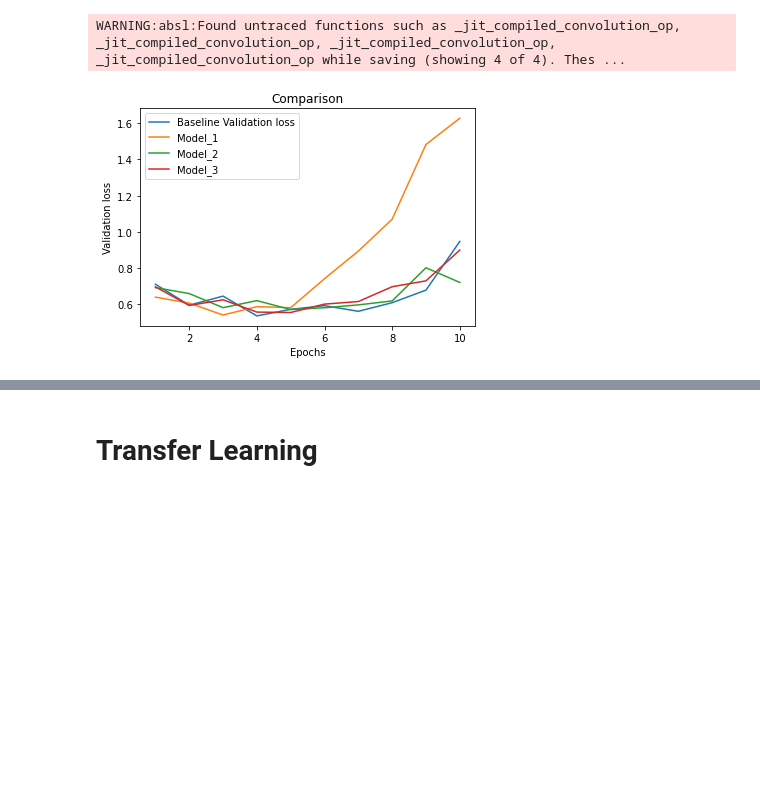
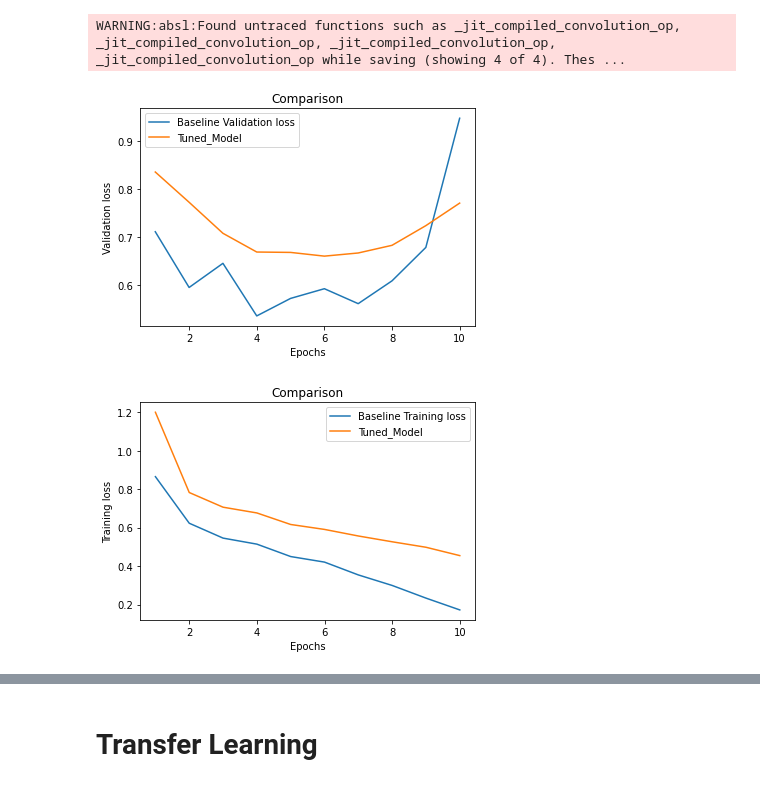
Before and after one commit to AleFax99/DeepLearning_GroupProject, a Jupyter notebook: DL_Assignment_baseline_2__IN_USE.ipynb, the cells around one changed output, grey strips where cells are left out. Drawn from its saved outputs; the diff is of its cells as text; code cells hidden in the pictures; blank space fills up the shorter version.

```diff
--- a/DL_Assignment_baseline_2__IN_USE.ipynb
+++ b/DL_Assignment_baseline_2__IN_USE.ipynb
@@ -1044,13 +1056,13 @@ from keras.models import load_model
 history_baseline_model=np.load('./talos_models/baseline_model.npy',allow_pickle='TRUE').item() #load teh hist dict
 
 # t_model_1 = load_model("./talos_models/t_model_1") #load the model
-history_t_model_1 =np.load('./talos_models/t_model_1.npy',allow_pickle='TRUE').item() #load teh hist dict
+history_tuned_model =np.load('./talos_models/final_tuned_model.npy',allow_pickle='TRUE').item() #load teh hist dict
 
-# t_model_2 = load_model("./talos_models/t_model_2") #load the model
-history_t_model_2 =np.load('./talos_models/t_model_2.npy',allow_pickle='TRUE').item() #load teh hist dict
+# # t_model_2 = load_model("./talos_models/t_model_2") #load the model
+# history_t_model_2 =np.load('./talos_models/t_model_2.npy',allow_pickle='TRUE').item() #load teh hist dict
 
-# t_model_3 = load_model("./talos_models/t_model_3") #load the model
-history_t_model_3 =np.load('./talos_models/t_model_3.npy',allow_pickle='TRUE').item() #load teh hist dict
+# # t_model_3 = load_model("./talos_models/t_model_3") #load the model
+# history_t_model_3 =np.load('./talos_models/t_model_3.npy',allow_pickle='TRUE').item() #load teh hist dict
 # %%
 import matplotlib.pyplot as plt
 
@@ -1072,16 +1084,28 @@ def plot_history(data_list, label_list, title, ylabel):
     plt.show()
 # %%
 baseline_val_loss = history_baseline_model['val_loss']
-tuned_model_val_loss = history_t_model_1['val_loss']
-tuned_1_model_val_loss = history_t_model_2['val_loss']
-tuned_2_model_val_loss = history_t_model_3['val_loss']
+tuned_model_val_loss = history_tuned_model['val_loss']
+# tuned_1_model_val_loss = history_t_model_2['val_loss']
+# tuned_2_model_val_loss = history_t_model_3['val_loss']
 
 
-plot_history(data_list=[baseline_val_loss, tuned_model_val_loss,tuned_1_model_val_loss,tuned_2_model_val_loss],
-             label_list=['Baseline Validation loss', 'Model_1', 'Model_2', 'Model_3'],
+plot_history(data_list=[baseline_val_loss, tuned_model_val_loss],
+             label_list=['Baseline Validation loss', 'Tuned_Model'],
              title='Comparison',
              ylabel='Validation loss')
+
+baseline_loss = history_baseline_model['loss']
+tuned_model_loss = history_tuned_model['loss']
+# tuned_1_model_loss = history_t_model_2['loss']
+# tuned_2_model_loss = history_t_model_3['loss']
+
+
+plot_history(data_list=[baseline_loss, tuned_model_loss],
+             label_list=['Baseline Training loss',  'Tuned_Model'],
+             title='Comparison',
+             ylabel='Training loss')
 # %% [output]
-[figure, old version]
+[figure, new version]
+[figure, added]
 # %%
 baseline_val_accuracy = history_baseline_model['val_accuracy']
```
Also changed, not shown: parts of 25 cells of this notebook.
